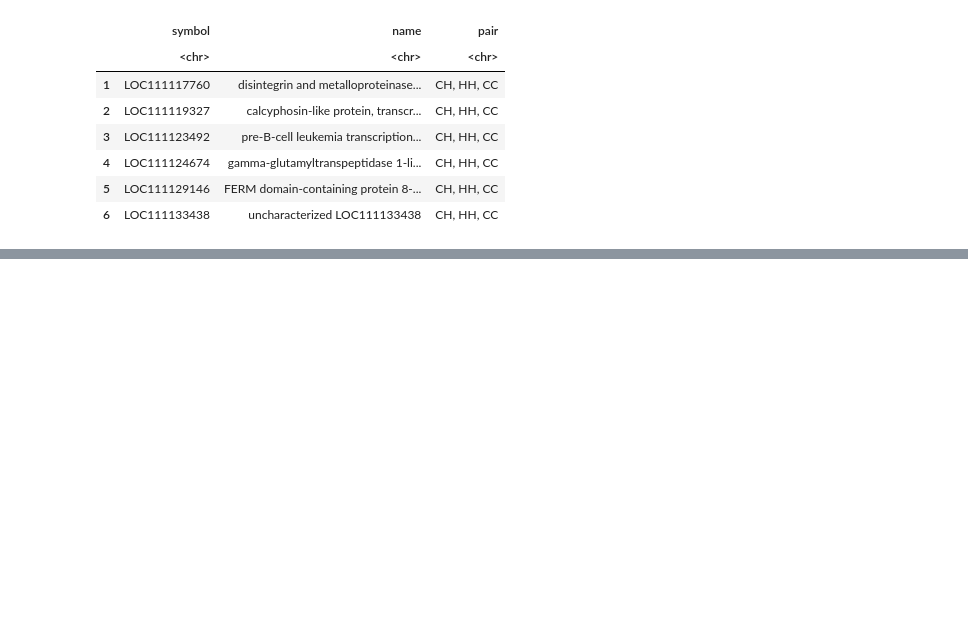
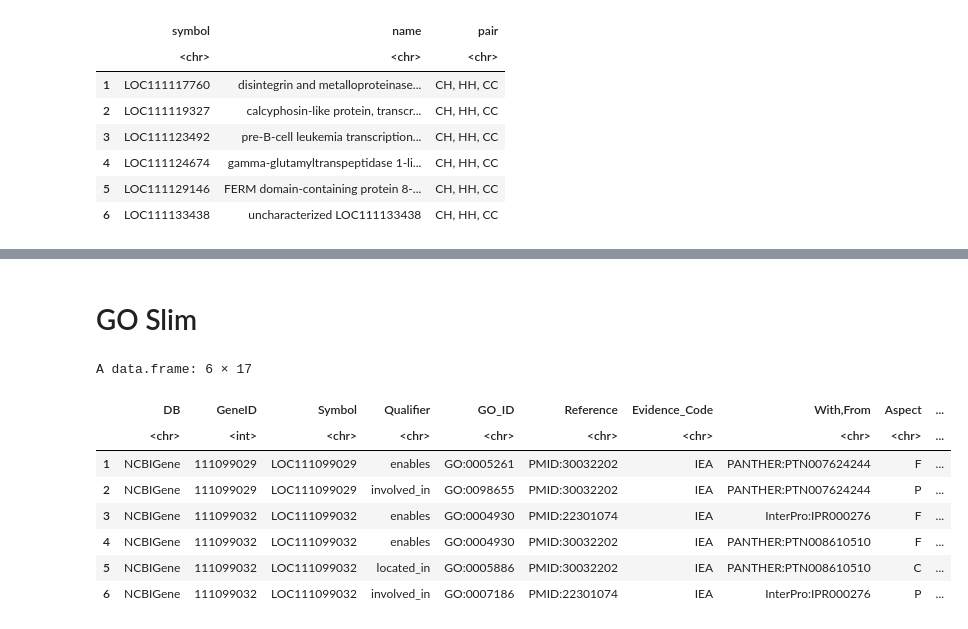
Before and after one commit to jgmcdonough/CE18_methylRAD_analysis, a Jupyter notebook: analysis/DMGs_analysis/HC_genes_2.0.ipynb, the cells around one changed output, grey strips where cells are left out. Saved outputs shown, nothing was run; the diff lists cells and outputs as text; code cells hidden in the pictures; blank space fills up the shorter version.

```diff
--- a/analysis/DMGs_analysis/HC_genes_2.0.ipynb
+++ b/analysis/DMGs_analysis/HC_genes_2.0.ipynb
@@ -1160,0 +1161,24 @@ ERROR: Error in eval(expr, envir, enclos): object 'org.Cv.eg.db' not found
+# %% [markdown]
+# GO Slim
+# %%
+# Read the GAF file into R
+gaf_data <- read.table('/project/pi_sarah_gignouxwolfsohn_uml_edu/Reference_genomes/Cvirginica_genome/GCF_002022765.2_C_virginica-3.0_gene_ontology.gaf',
+                          sep = "\t",
+                          header = FALSE,
+                          comment.char = "!",
+                          stringsAsFactors = FALSE)
+
+# assign column names
+colnames(gaf_data) <- c('DB', 'GeneID', 'Symbol', 'Qualifier', 'GO_ID', 'Reference', 'Evidence_Code', 'With,From', 'Aspect', 'Gene_Name', 'Gene_Synonym', 'Type', 'Taxon', 'Date', 'Assigned_By')
+
+head(gaf_data)
+# %% [output]
+A data.frame: 6 × 17
+|  | DB | GeneID | Symbol | Qualifier | GO_ID | Reference | Evidence_Code | With,From | Aspect | ... |
+|  | <chr> | <int> | <chr> | <chr> | <chr> | <chr> | <chr> | <chr> | <chr> | ... |
+| 1 | NCBIGene | 111099029 | LOC111099029 | enables | GO:0005261 | PMID:30032202 | IEA | PANTHER:PTN007624244 | F | ... |
+| 2 | NCBIGene | 111099029 | LOC111099029 | involved_in | GO:0098655 | PMID:30032202 | IEA | PANTHER:PTN007624244 | P | ... |
+| 3 | NCBIGene | 111099032 | LOC111099032 | enables | GO:0004930 | PMID:22301074 | IEA | InterPro:IPR000276 | F | ... |
+| 4 | NCBIGene | 111099032 | LOC111099032 | enables | GO:0004930 | PMID:30032202 | IEA | PANTHER:PTN008610510 | F | ... |
+| 5 | NCBIGene | 111099032 | LOC111099032 | located_in | GO:0005886 | PMID:30032202 | IEA | PANTHER:PTN008610510 | C | ... |
+| 6 | NCBIGene | 111099032 | LOC111099032 | involved_in | GO:0007186 | PMID:22301074 | IEA | InterPro:IPR000276 | P | ... |
```
Also changed, not shown: parts of 20 cells of this notebook, 9 other files.
